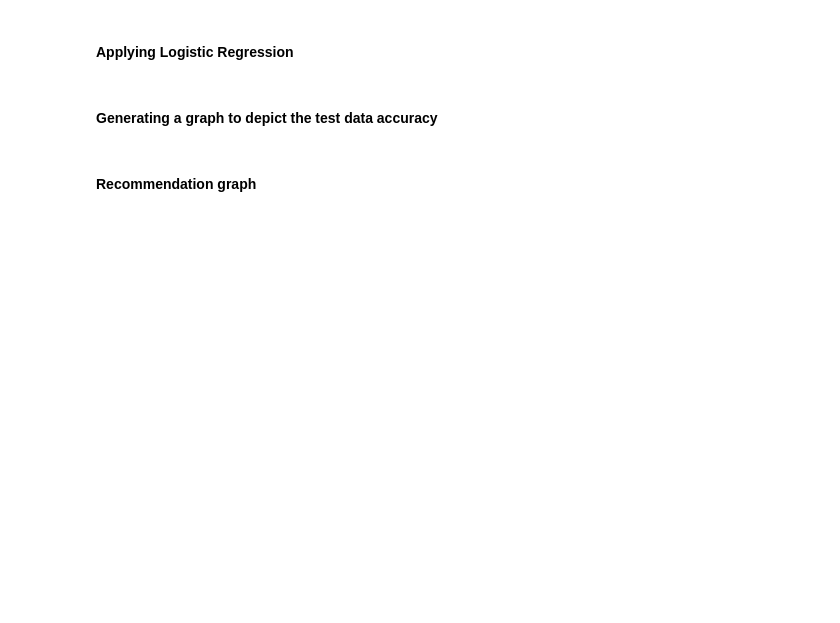
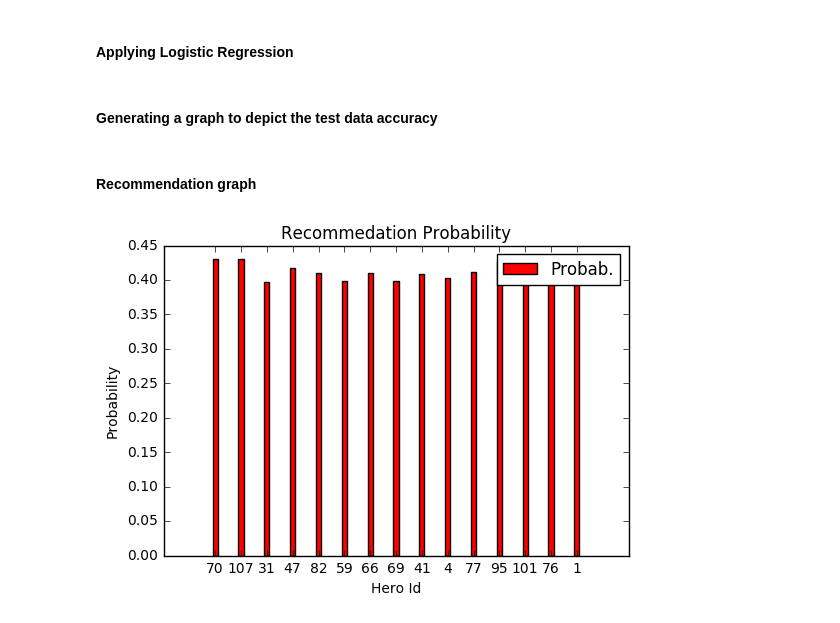
Before and after one commit to gautamshah77/PythonProject, a Jupyter notebook: Dota2-Team_Prediction_Model.ipynb, the cells around one changed output. Saved outputs shown, nothing was run; the diff lists cells and outputs as text; code cells hidden in the pictures; blank space fills up the shorter version.

```diff
--- a/Dota2-Team_Prediction_Model.ipynb
+++ b/Dota2-Team_Prediction_Model.ipynb
@@ -249,19 +260,23 @@ plot_learning_curve(100,X_train,Y_train,X_test,Y_test)
 # %%
 recommend_list = get_recommendation(X_test[0])
 recommend_list.sort(reverse=True)
-topFifteen = v[:15]
+topFifteen = recommend_list[:15]
 values = dict(topFifteen)
 
-print(values)
+#print(values)
 
 import matplotlib.pyplot as plt
+import warnings
+warnings.filterwarnings('ignore')
 
 fig, ax = plt.subplots()
 plt.bar(range(len(values)), values.keys(), width = 0.2, color = 'r', align = 'center', label = "Probab.")
 plt.xticks(range(len(values)),values.values())
 
 ax.set_ylabel('Probability')
 ax.set_xlabel('Hero Id')
 plt.legend()
 plt.title('Recommedation Probability')
 plt.show()
+# %% [output]
+[figure, added]
```
Also changed, not shown: parts of 3 cells of this notebook.
